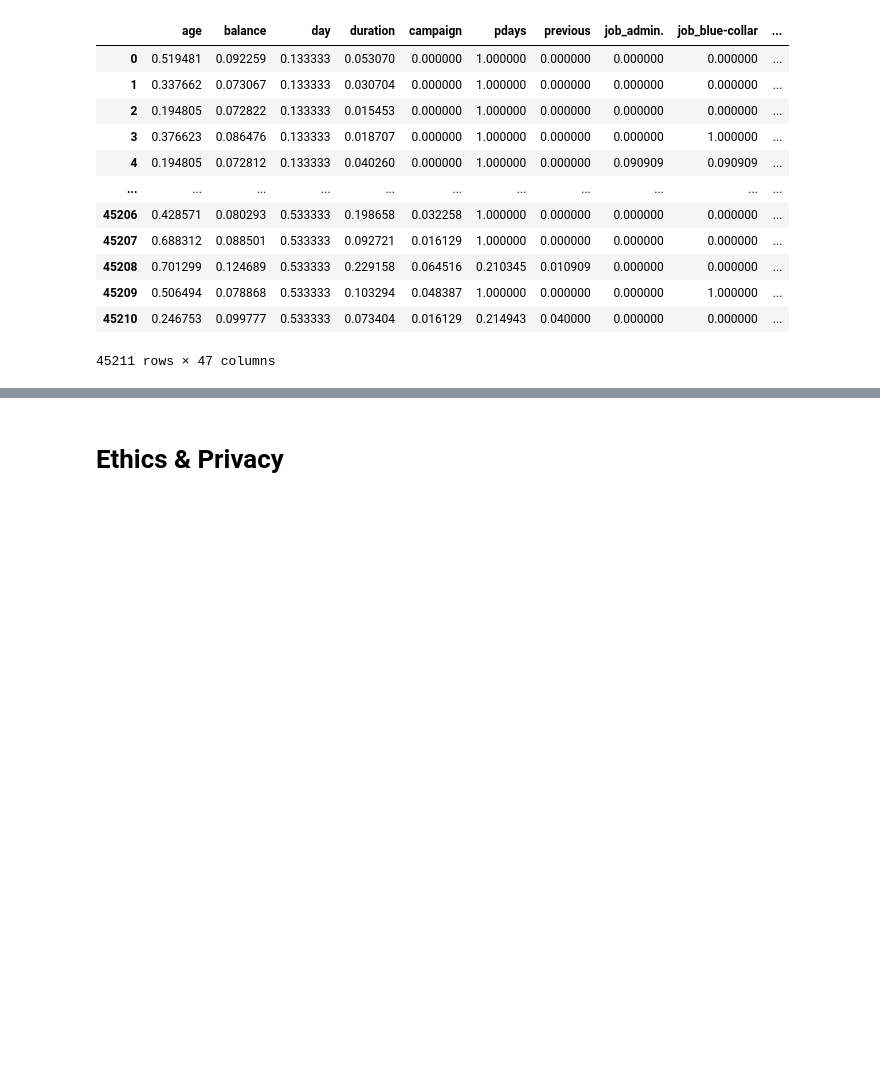
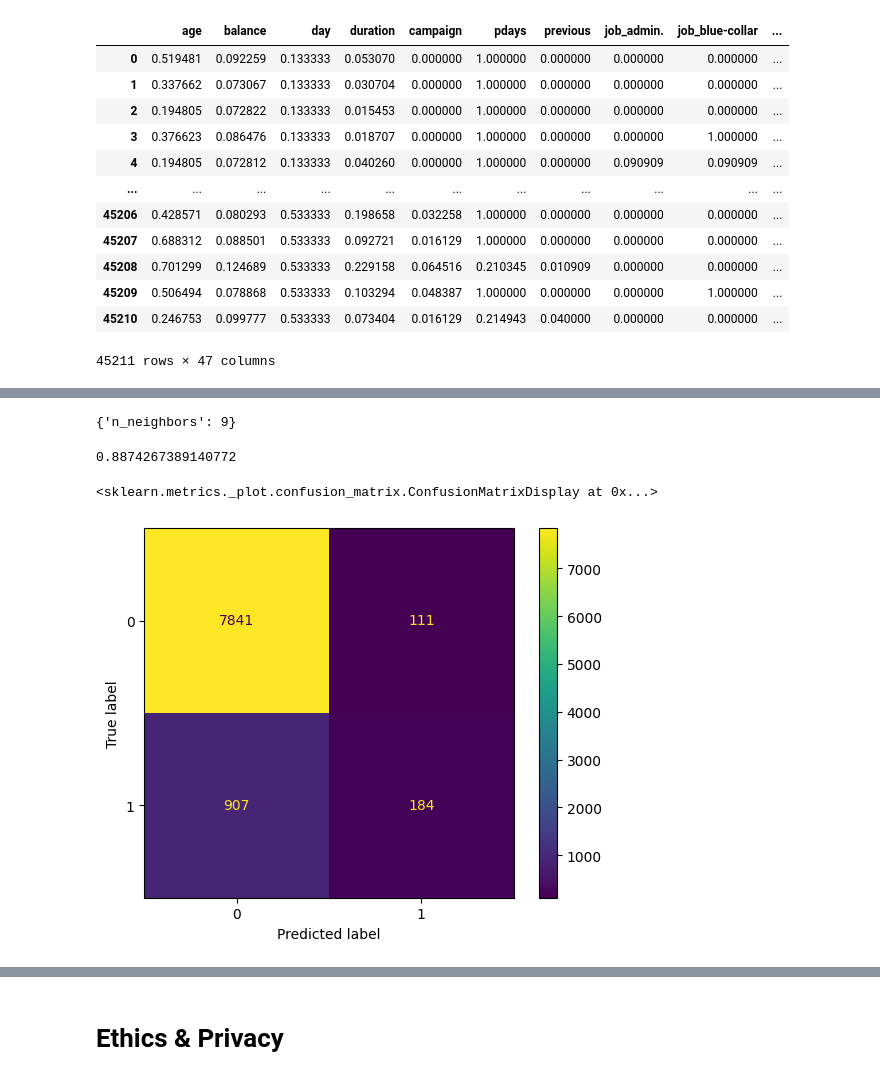
Before and after one commit to Jiy014/Group034-Wi23, a Jupyter notebook: CheckpointGroup034-Wi23.ipynb, the cells around one changed output, grey strips where cells are left out. Cells and saved outputs as stored; diff of their text form; code cells hidden in the pictures; blank space fills up the shorter version.

```diff
--- a/CheckpointGroup034-Wi23.ipynb
+++ b/CheckpointGroup034-Wi23.ipynb
@@ -349,0 +428,21 @@ X
+# %%
+knn_optim.best_params_
+# %% [output]
+{'n_neighbors': 9}
+# %%
+# define the model
+knn = KNeighborsClassifier().set_params(**knn_optim.best_params_)
+knn.fit(X_train, y_train)
+# prediction
+y_pred = knn.predict(X_test)
+# accuracy
+accuracy_score(y_test, y_pred)
+# %% [output]
+0.8874267389140772
+# %%
+# confusion matrix
+knn_cm = confusion_matrix(y_test, y_pred)
+ConfusionMatrixDisplay(knn_cm).plot()
+# %% [output]
+<sklearn.metrics._plot.confusion_matrix.ConfusionMatrixDisplay at 0x...>
+[figure, added]
```
Also changed, not shown: parts of 40 cells of this notebook.
